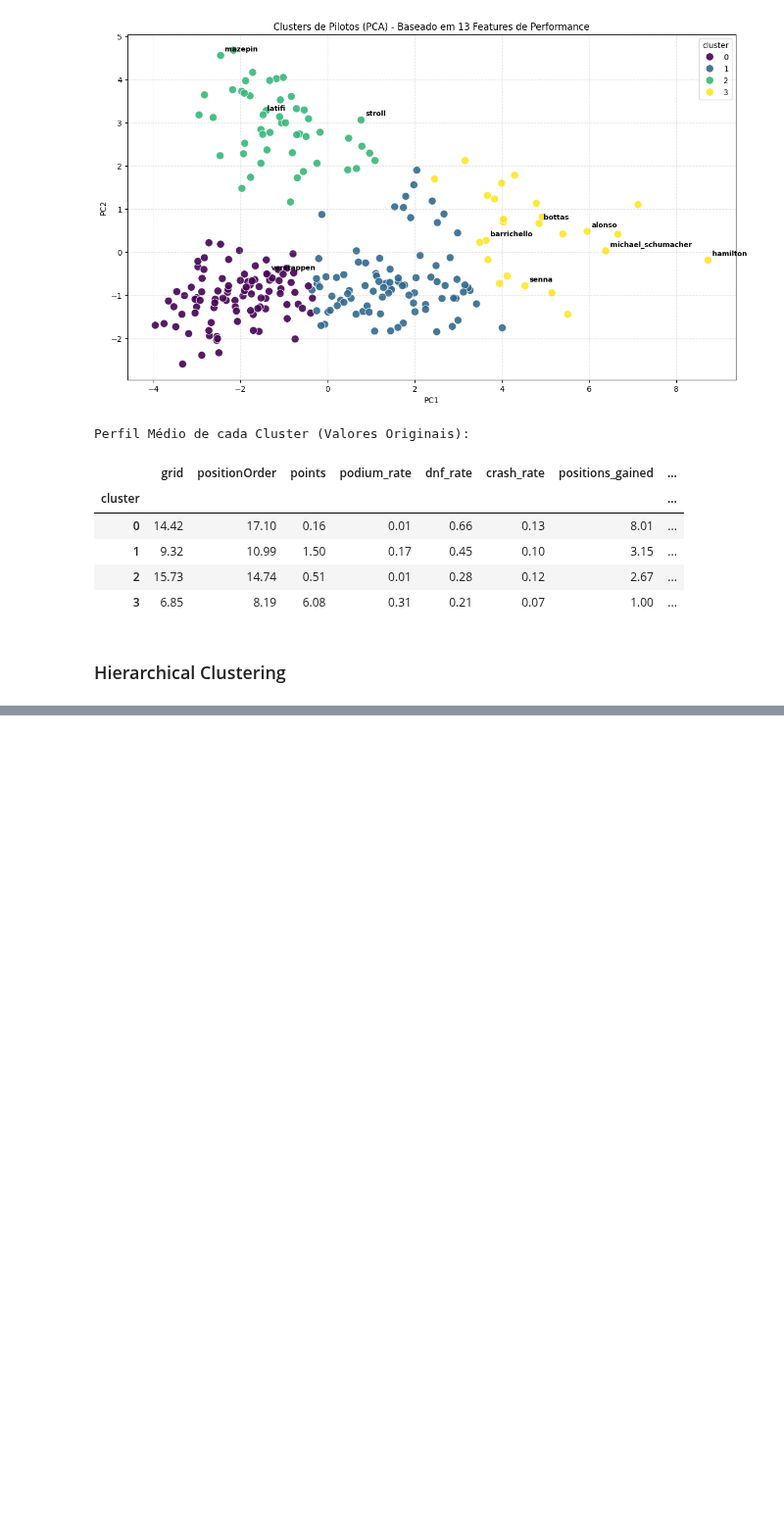
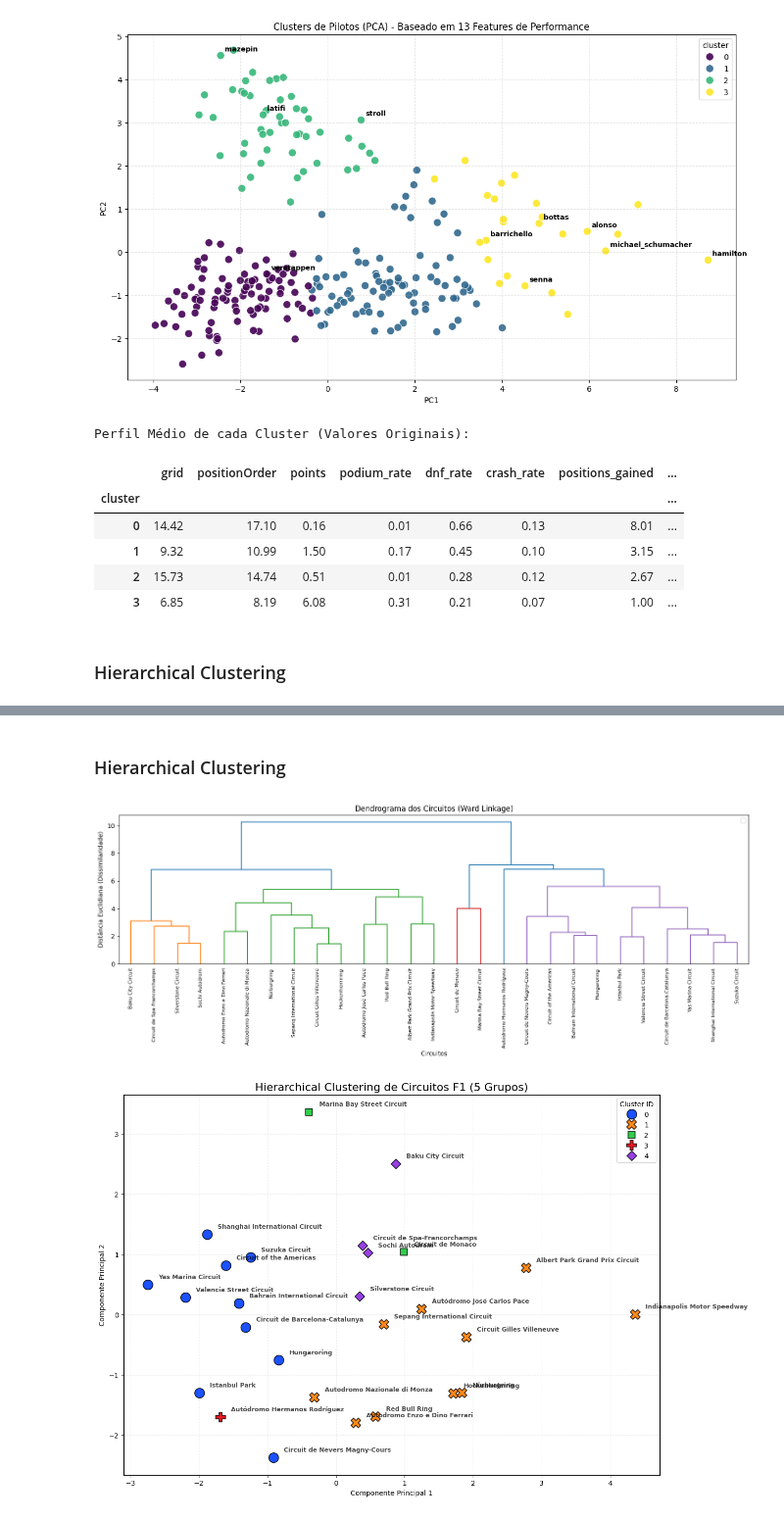
Before and after one commit to falconeee/CD-2025-2, a Jupyter notebook: projeto final/projeto_final.ipynb, the cells around one changed output, grey strips where cells are left out. Shown at 98% size. Drawn from its saved outputs; the diff is of its cells as text; code cells hidden in the pictures; blank space fills up the shorter version.

```diff
--- a/projeto final/projeto_final.ipynb
+++ b/projeto final/projeto_final.ipynb
@@ -1020,0 +1176,47 @@ altitude          12.500  140.143  140.286  816.000   49.333
+# %% [markdown]
+### Hierarchical Clustering
+# %%
+plt.figure(figsize=(15, 6))
+plt.title('Dendrograma dos Circuitos (Ward Linkage)')
+plt.xlabel('Circuitos')
+plt.ylabel('Distância Euclidiana (Dissimilaridade)')
+
+dendrogram = sch.dendrogram(
+    sch.linkage(X_scaled, method='ward'),
+    labels=track_data.index,
+    color_threshold=6,
+    leaf_rotation=90,
+    leaf_font_size=8
+)
+plt.legend()
+plt.tight_layout()
+plt.show()
+
+
+n_clusters_h = 5
+hc = AgglomerativeClustering(n_clusters=n_clusters_h, metric='euclidean', linkage='ward')
+track_data['cluster'] = hc.fit_predict(X_scaled)
+
+pca = PCA(n_components=2)
+X_pca = pca.fit_transform(X_scaled)
+track_data['pca_1'] = X_pca[:, 0]
+track_data['pca_2'] = X_pca[:, 1]
+
+plt.figure(figsize=(14, 10))
+sns.scatterplot(data=track_data, x='pca_1', y='pca_2', hue='cluster',
+                palette='bright', s=200, alpha=0.9, edgecolor='black', style='cluster')
+
+for track in track_data.index:
+    plt.text(track_data.loc[track, 'pca_1']+0.15,
+             track_data.loc[track, 'pca_2']+0.1,
+             track, fontsize=9, fontweight='bold', alpha=0.7)
+
+plt.title(f'Hierarchical Clustering de Circuitos F1 ({n_clusters_h} Grupos)', fontsize=16)
+plt.xlabel('Componente Principal 1')
+plt.ylabel('Componente Principal 2')
+plt.grid(True, linestyle='--', alpha=0.3)
+plt.legend(title='Cluster ID')
+plt.show()
+# %% [output]
+[figure, added]
+[figure, added]
```
Also changed, not shown: parts of 59 cells of this notebook.
